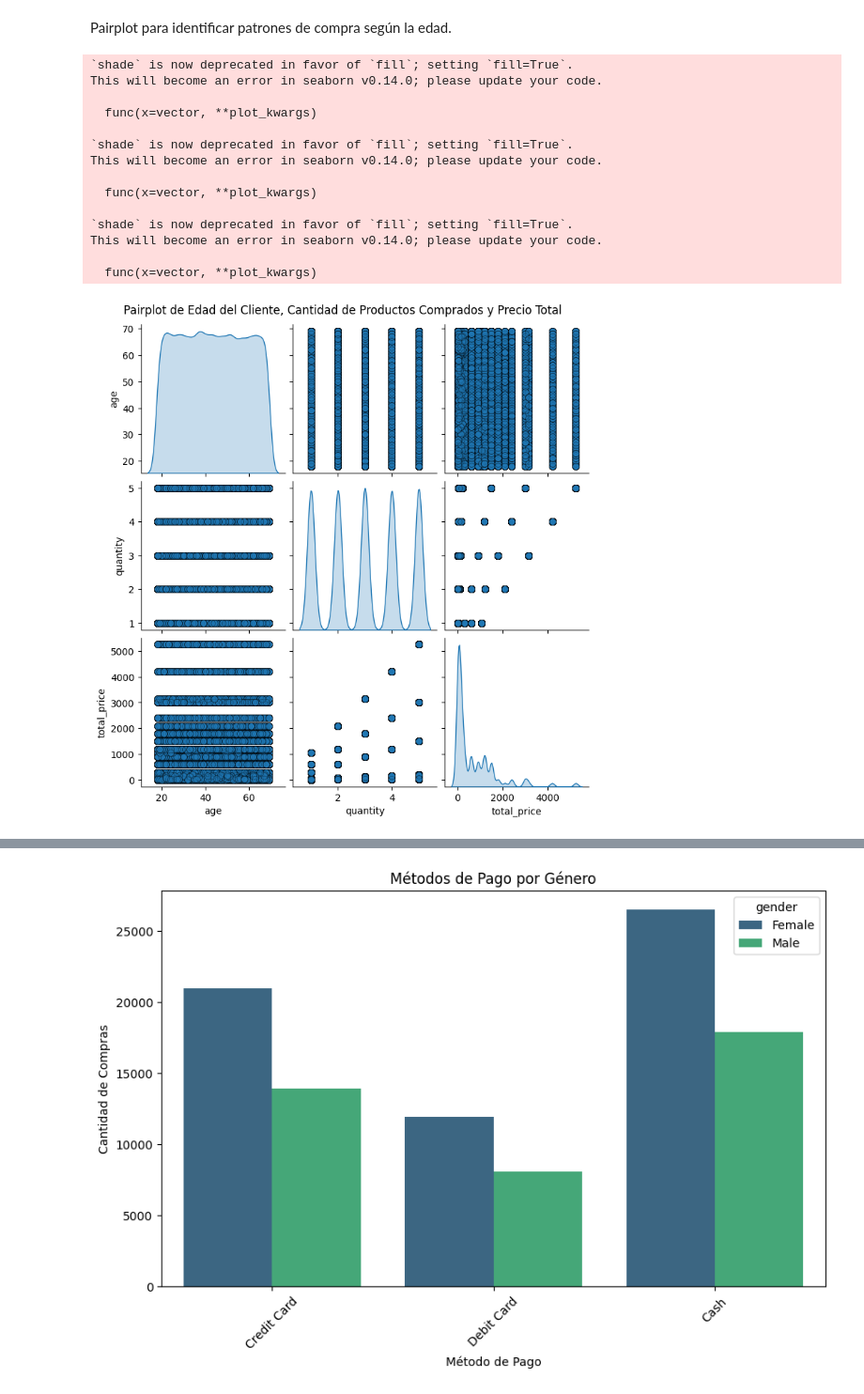
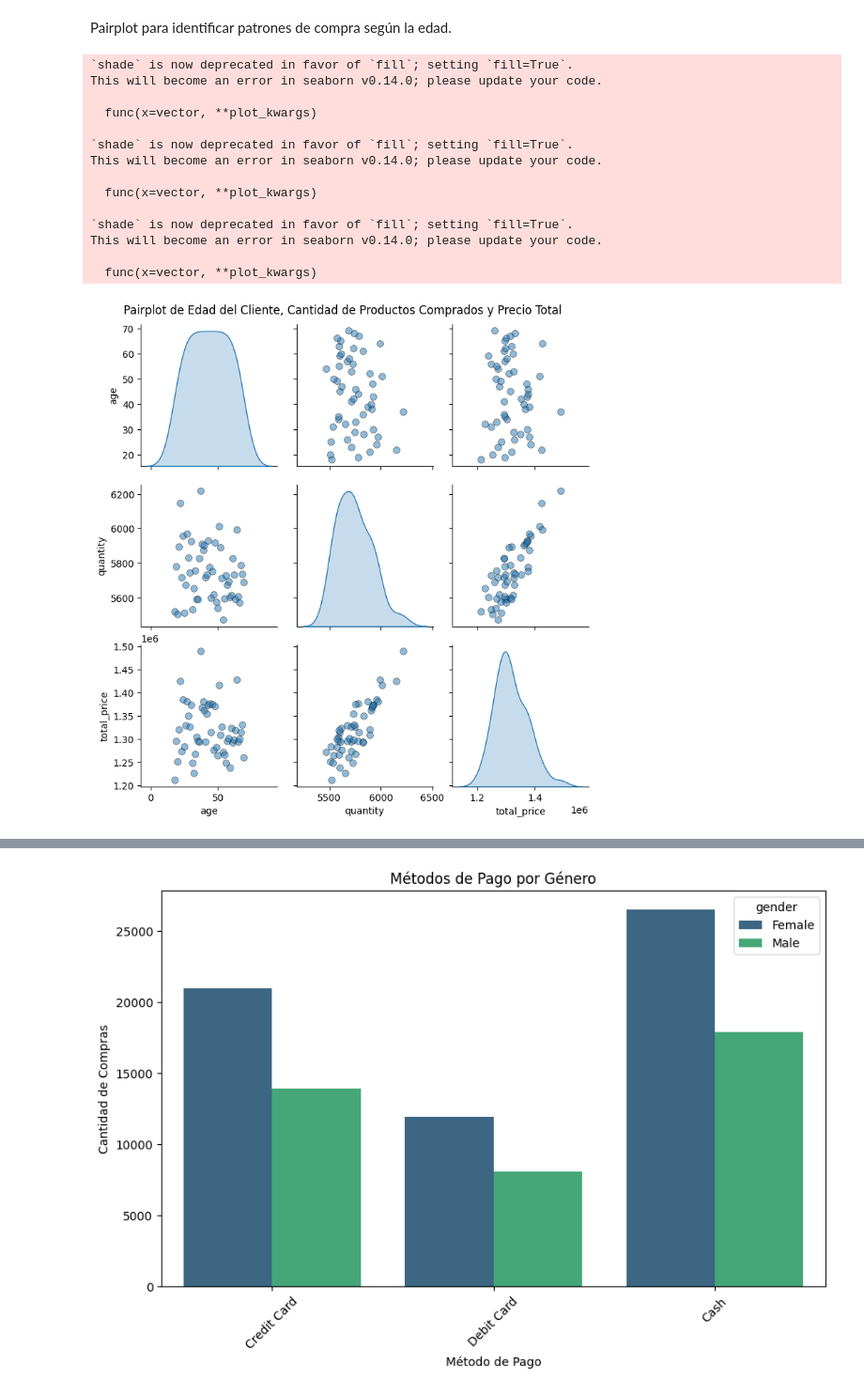
Before and after one commit to juanjoher/CIENCIADATOSP1, a Jupyter notebook: Proyecto.ipynb, the cells around one changed output, grey strips where cells are left out. Shown: that part at 94% size. Saved outputs shown, nothing was run; the diff lists cells and outputs as text; code cells hidden in the pictures.

```diff
--- a/Proyecto.ipynb
+++ b/Proyecto.ipynb
@@ -549,27 +543,27 @@ El boxplot que compara los montos gastados según el método de pago revela que
 # %% [markdown]
 Pairplot para identificar patrones de compra según la edad.
 # %%
-
-# Crear un DataFrame con las variables de interés
-pairplot_data = client_spending[['age', 'quantity', 'total_price']]
+# Sumar los valores por cada edad
+client_spending = df.merge(client, on='customer_id')
+age_summary = client_spending.groupby('age').agg({'quantity': 'sum', 'total_price': 'sum'}).reset_index()
 
 # Crear el pairplot
-sns.pairplot(pairplot_data, diag_kind='kde', plot_kws={'alpha':0.5, 's':50, 'edgecolor':'k'}, diag_kws={'shade':True})
+sns.pairplot(age_summary, diag_kind='kde', plot_kws={'alpha': 0.5, 's': 50, 'edgecolor': 'k'}, diag_kws={'shade': True})
 plt.suptitle('Pairplot de Edad del Cliente, Cantidad de Productos Comprados y Precio Total', y=1.02)
 plt.show()
 # %% [output]
 `shade` is now deprecated in favor of `fill`; setting `fill=True`.
 This will become an error in seaborn v0.14.0; please update your code.
 
   func(x=vector, **plot_kwargs)
 
 `shade` is now deprecated in favor of `fill`; setting `fill=True`.
 This will become an error in seaborn v0.14.0; please update your code.
 
   func(x=vector, **plot_kwargs)
 
 `shade` is now deprecated in favor of `fill`; setting `fill=True`.
 This will become an error in seaborn v0.14.0; please update your code.
 
   func(x=vector, **plot_kwargs)
-[figure, old version]
+[figure, new version]
```
Also changed, not shown: parts of 9 cells of this notebook.
